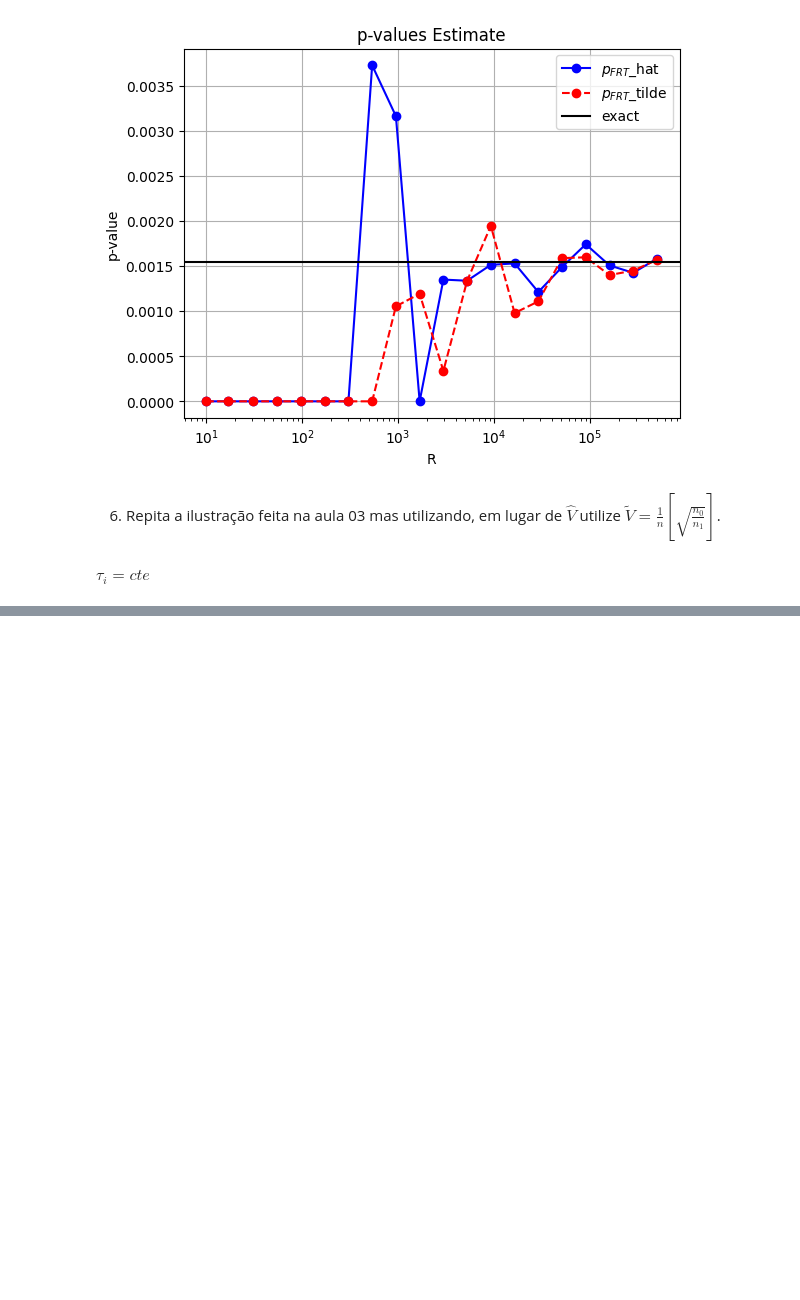
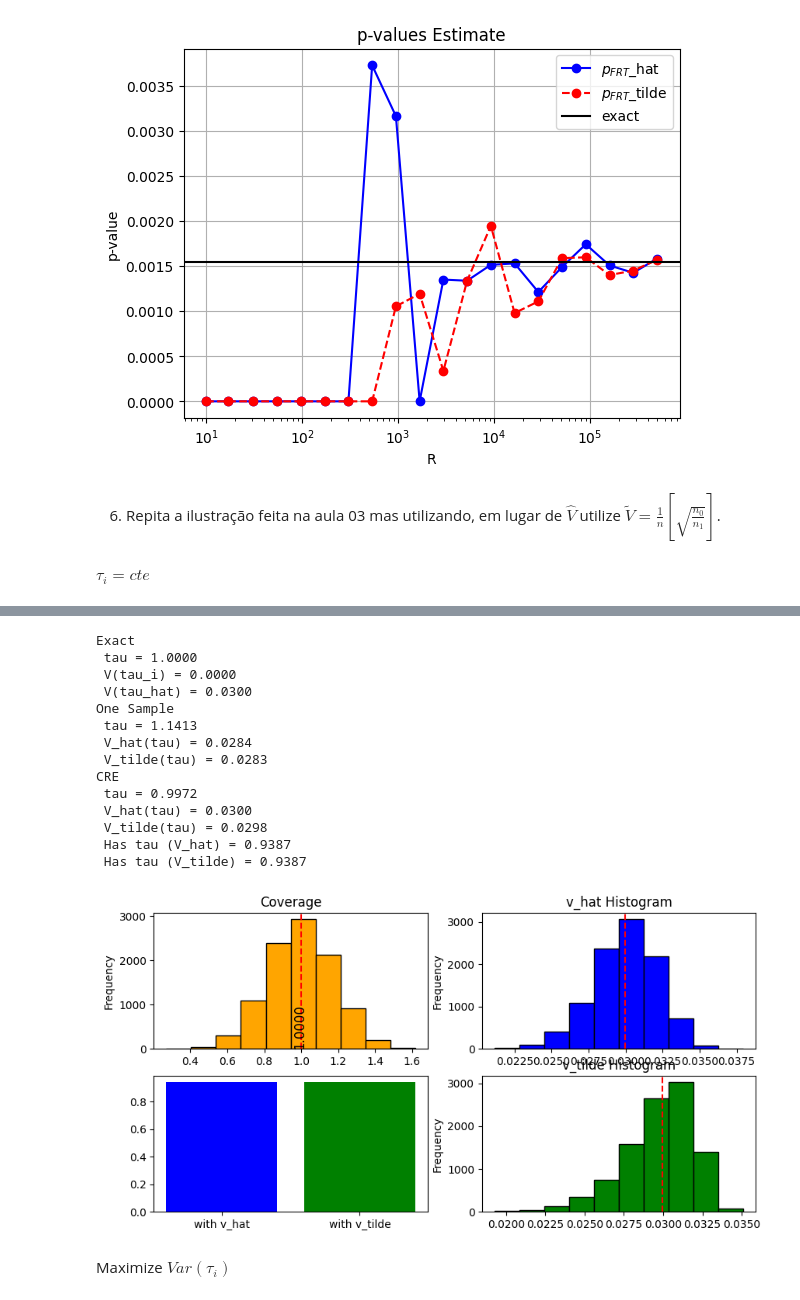
Before and after one commit to TiagoCAAmorim/causal_inference, a Jupyter notebook: Lista02/Lista02.ipynb, the cells around one changed output, grey strips where cells are left out. Drawn from its saved outputs; the diff is of its cells as text; code cells hidden in the pictures; blank space fills up the shorter version.

Commit message:
All ex6 tests

```diff
--- a/Lista02/Lista02.ipynb
+++ b/Lista02/Lista02.ipynb
@@ -415,0 +393,20 @@ CRE
+# %%
+make_tests(y1_pot, y0_pot)
+# %% [output]
+Exact
+ tau = 1.0000
+ V(tau_i) = 0.0000
+ V(tau_hat) = 0.0300
+One Sample
+ tau = 1.1413
+ V_hat(tau) = 0.0284
+ V_tilde(tau) = 0.0283
+CRE
+ tau = 0.9972
+ V_hat(tau) = 0.0300
+ V_tilde(tau) = 0.0298
+ Has tau (V_hat) = 0.9387
+ Has tau (V_tilde) = 0.9387
+[figure, added]
+# %% [markdown]
+Maximize $Var(\tau{}_i)$
```
Also changed, not shown: parts of 9 cells of this notebook.
